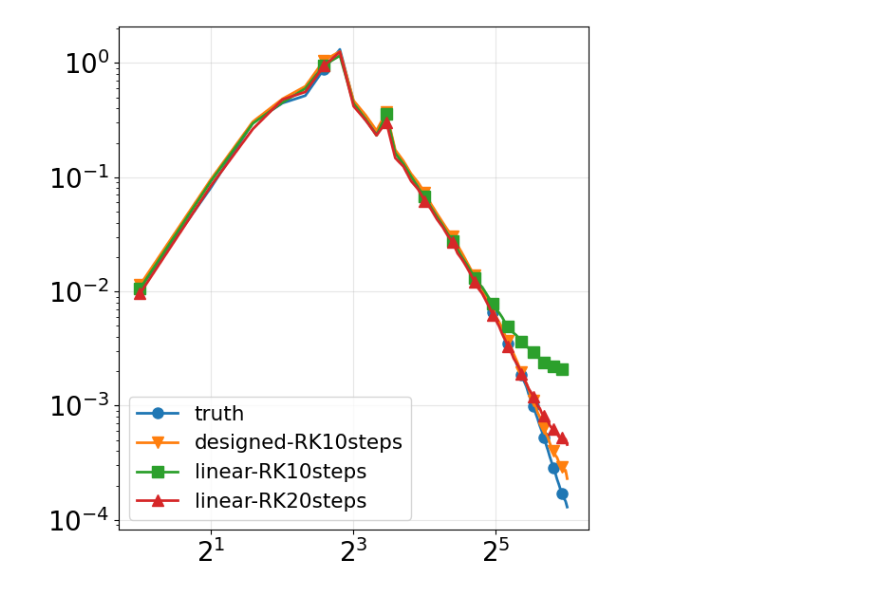
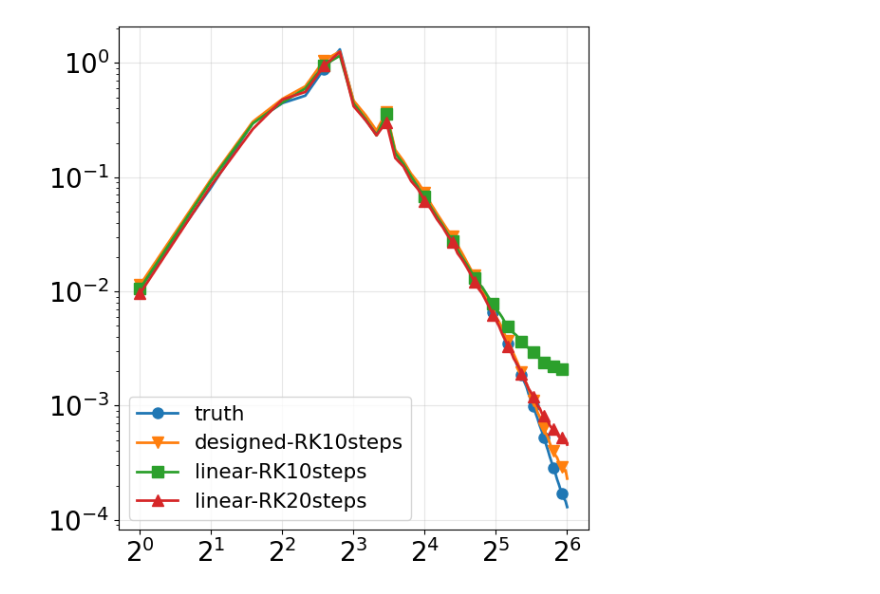
Before and after one commit to yifanc96/GenerativeDynamics-NumericalDesign, a Jupyter notebook: Navier-Stokes/figures/plot-numerical-design-paper.ipynb, the cells around one changed output. Drawn from its saved outputs; the diff is of its cells as text; code cells hidden in the pictures.

```diff
--- a/Navier-Stokes/figures/plot-numerical-design-paper.ipynb
+++ b/Navier-Stokes/figures/plot-numerical-design-paper.ipynb
@@ -27,21 +27,22 @@ arrscaledRK20 = torch.load(home + f"NS-res{res}-scaled-schedule-RK10.pt")
 # %%
 
 plt.figure(figsize=(6, 6))
 markers = ['o', 's', '^', 'd', 'v']
 
 plt.plot(arrk, arrtruth, 'o-', marker=markers[0], markersize=8, markevery=5, linestyle='-', label="truth", linewidth=2)
 plt.plot(arrk, arrscaledRK10, 'o-', marker=markers[4], markersize=8, markevery=5, linestyle='-', label="designed-RK10steps", linewidth=2)
 # plt.plot(arrk, arrscaledRK20, 'o-', marker=markers[4], markersize=8, markevery=5, linestyle='-', label="designed-RK20steps", linewidth=2)
 plt.plot(arrk, arrRK10, 'o-', marker=markers[1], markersize=8, markevery=5, linestyle='-', label="linear-RK10steps", linewidth=2)
 plt.plot(arrk, arrRK20, 'o-', marker=markers[2], markersize=8, markevery=5, linestyle='-', label="linear-RK20steps", linewidth=2)
 
 plt.legend(fontsize=15.5)
 plt.grid(alpha=0.3)
 plt.xscale('log', base = 2)
 plt.yscale('log')
 plt.tick_params(axis='both', which='major', labelsize=20)  # Change 14 to your desired size
+plt.locator_params(axis='x', numticks=7)  # Adjust number as needed
 
 plt.tight_layout()
 plt.savefig(f"NS-res{res}-energy spectrum.pdf", dpi=300)
 # %% [output]
-[figure, old version]
+[figure, new version]
```
Also changed, not shown: 3 other files.
